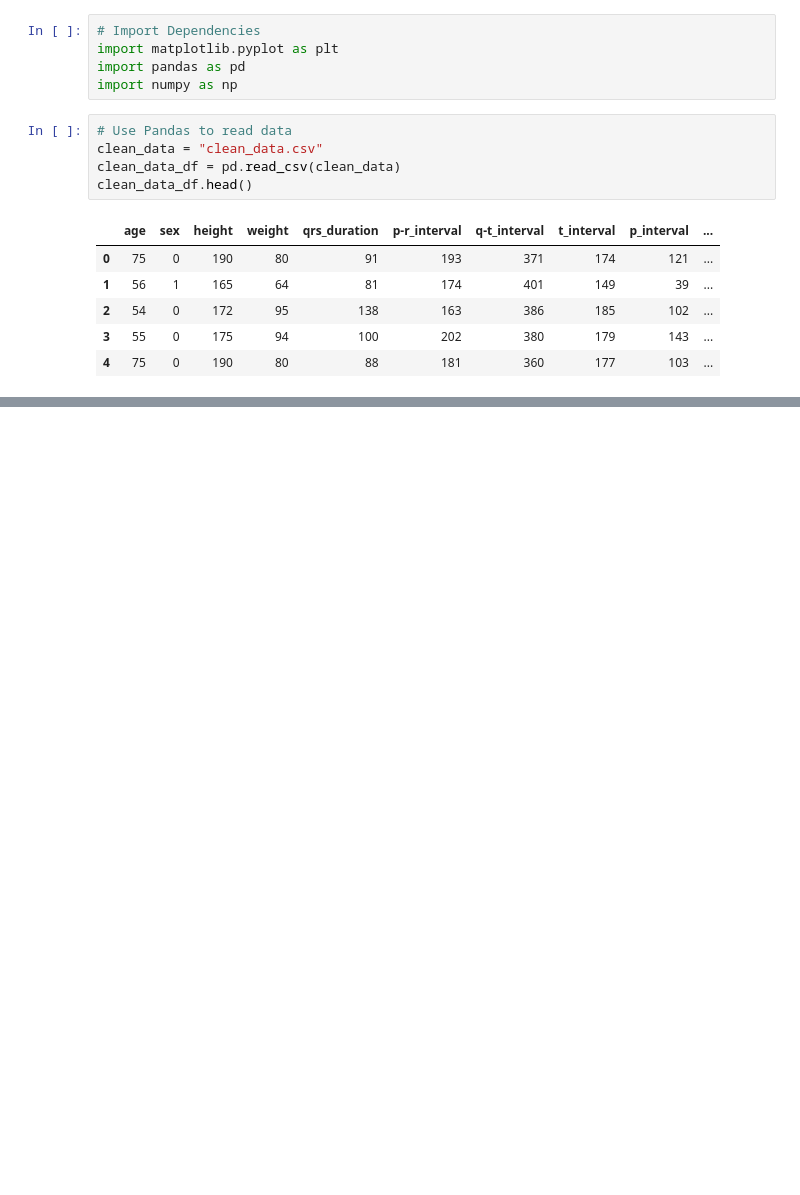
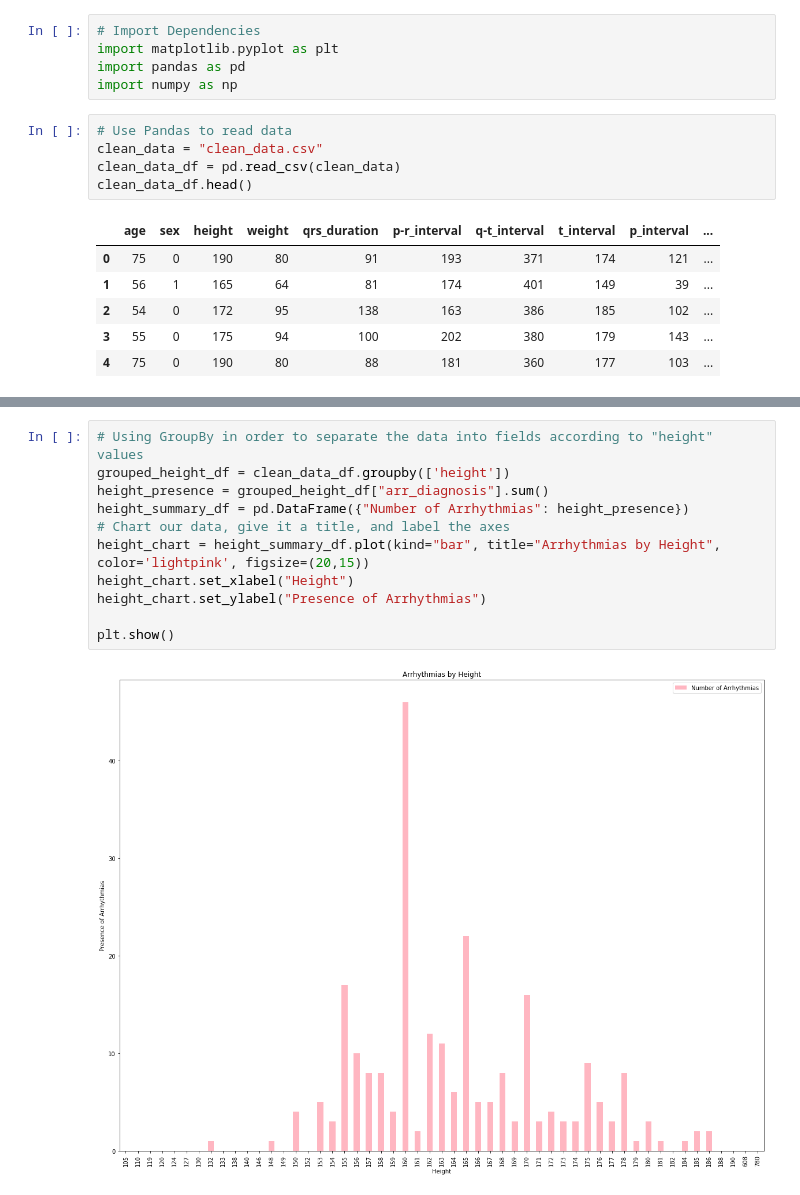
Before and after one commit to Almandiro/Rutgers_DS_Project_1, a Jupyter notebook: visualization.ipynb, the cells around one changed output, grey strips where cells are left out. Drawn from its saved outputs; the diff is of its cells as text; blank space fills up the shorter version.

```diff
--- a/visualization.ipynb
+++ b/visualization.ipynb
@@ -149,0 +67,13 @@ plt.tight_layout()
+# %%
+# Using GroupBy in order to separate the data into fields according to "height" values
+grouped_height_df = clean_data_df.groupby(['height'])
+height_presence = grouped_height_df["arr_diagnosis"].sum()
+height_summary_df = pd.DataFrame({"Number of Arrhythmias": height_presence})
+# Chart our data, give it a title, and label the axes
+height_chart = height_summary_df.plot(kind="bar", title="Arrhythmias by Height", color='lightpink', figsize=(20,15))
+height_chart.set_xlabel("Height")
+height_chart.set_ylabel("Presence of Arrhythmias")
+
+plt.show()
+# %% [output]
+[figure, added]
```
Also changed, not shown: parts of 14 cells of this notebook.
